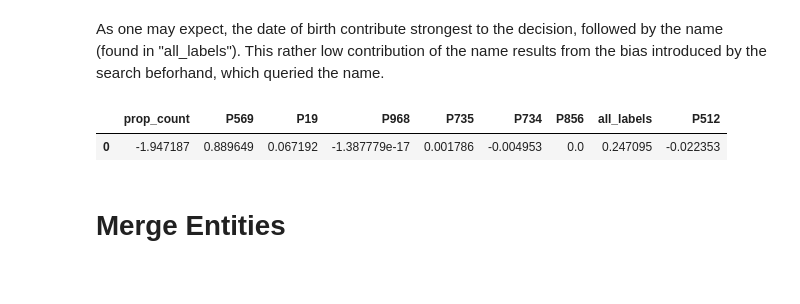
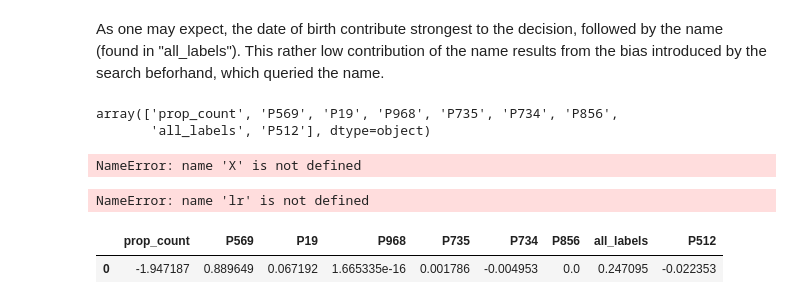
Before and after one commit to PeterWalchhofer/evaluation_bachelor_thesis, a Jupyter notebook: Analysis.ipynb, the cells around one changed output. Cells and saved outputs as stored; diff of their text form; code cells hidden in the pictures.

```diff
--- a/Analysis.ipynb
+++ b/Analysis.ipynb
@@ -217,12 +221,16 @@ def create_cd_table(results, entities):
 
     cd_table = pandas.DataFrame(intermed_table, columns= header).merge(person_assignments,on="id")
 
-    cd_table = cd_table.assign(match =  lambda x: x["wikidata"] == x["cd_wd_id"],
+    cd_table = (cd_table
+                .assign(match =  lambda x: x["wikidata"] == x["cd_wd_id"],
                      tp = lambda x: x["match"] & x["cd_match_pred"],
                     # fp = lambda x: ~x["match"] & x["cd_match_pred"],
                      rank = lambda x: x.groupby("id").cumcount().values + 1,
                      prop_count = lambda x: x["comparison_vec"].apply(lambda y: len(y) if y else 0),
-                     threshold = lambda x: 95 - 5*(x["prop_count"]-1))
+                     threshold = lambda x: 95 - 5 * (x["prop_count"]-1))
+                 .assign(rank = lambda x: np.where( x["cd_wd_id"].isna(), 0, x["rank"] ))
+    )
+
 
     return cd_table
 
@@ -758,16 +905,29 @@ def list2dict(row):
 
     return dic
 
-comparison_dicts =  cd_table_full.apply(lambda x: list2dict(x), axis=1)#.to_list()
-comparison_vecs = pandas.DataFrame(comparison_dicts[~comparison_dicts.isna()].to_list())#.assign(match = cd_table_full["match"].astype
+comparison_dicts =  cd_table_full.apply(lambda x: list2dict(x), axis=1)
+comparison_vecs = pandas.DataFrame(comparison_dicts[~comparison_dicts.isna()].to_list()).assign()
 # %% [markdown]
 As one may expect, the date of birth contribute strongest to the decision, followed by the name (found in "all_labels"). This rather low contribution of the name results from the bias introduced by the search beforhand, which queried the name.
+# %%
+comparison_vecs.columns.values
+# %% [output]
+array(['prop_count', 'P569', 'P19', 'P968', 'P735', 'P734', 'P856',
+       'all_labels', 'P512'], dtype=object)
+# %%
+lr = LogisticRegression().fit(X,y)
+pandas.DataFrame(lr.coef_[0], index=comparison_vecs.columns).T
+# %% [output]
+NameError: name 'X' is not defined
+# %%
+lr.coef_
+# %% [output]
+NameError: name 'lr' is not defined
 # %%
-lm = LinearRegression().fit(comparison_vecs.fillna(0)/100,
-        cd_table_full["match"][~cd_table_full["comparison_vec"].isna()])
+X = comparison_vecs.fillna(0)/100
+y = cd_table_full["match"][~cd_table_full["comparison_vec"].isna()]
+lm = LinearRegression().fit(X, y)
 pandas.DataFrame(lm.coef_, index=comparison_vecs.columns).T
 # %% [output]
 |  | prop_count | P569 | P19 | P968 | P735 | P734 | P856 | all_labels | P512 |
-| 0 | -1.947187 | 0.889649 | 0.067192 | -1.387779e-17 | 0.001786 | -0.004953 | 0.0 | 0.247095 | -0.022353 |
+| 0 | -1.947187 | 0.889649 | 0.067192 | 1.665335e-16 | 0.001786 | -0.004953 | 0.0 | 0.247095 | -0.022353 |
-# %% [markdown]
-# Merge Entities
```
Also changed, not shown: parts of 29 cells of this notebook, 9 other files.
